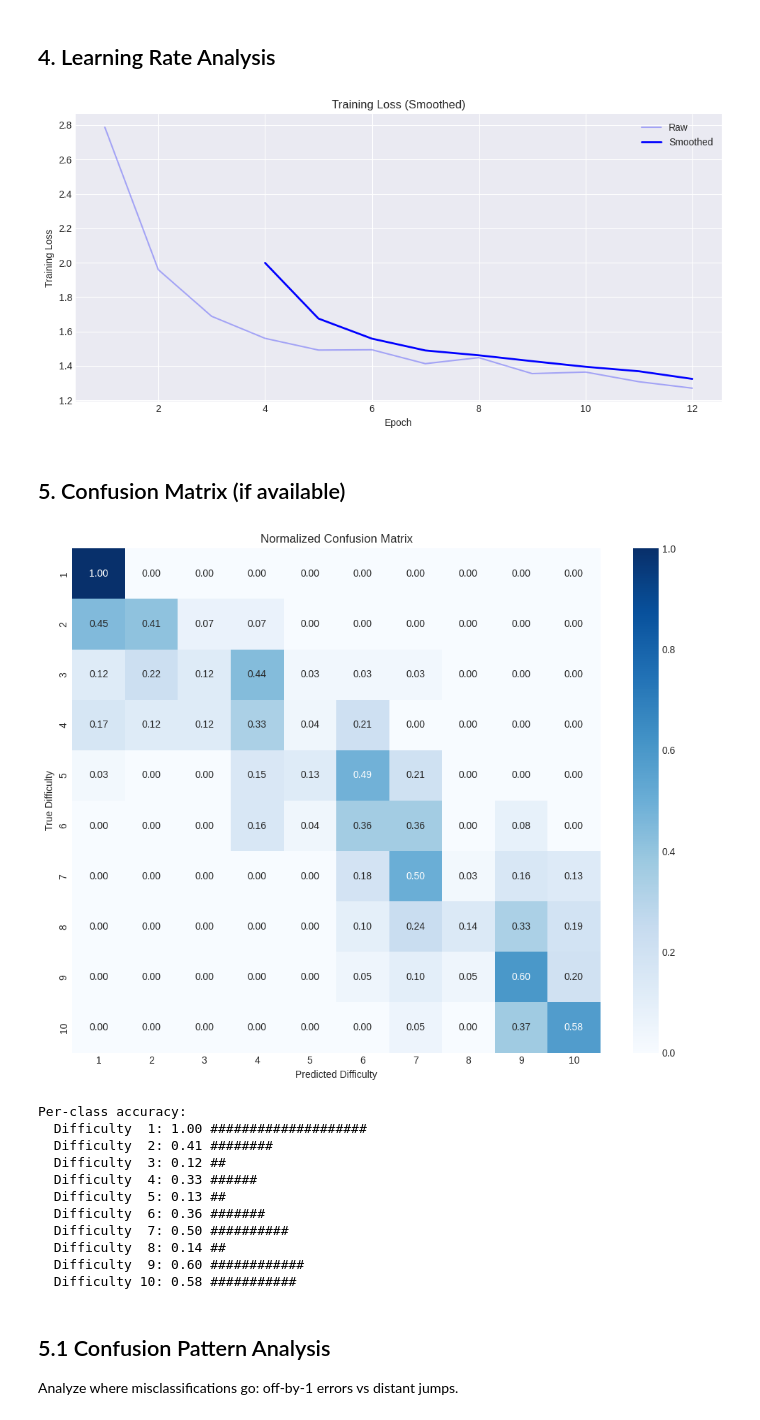
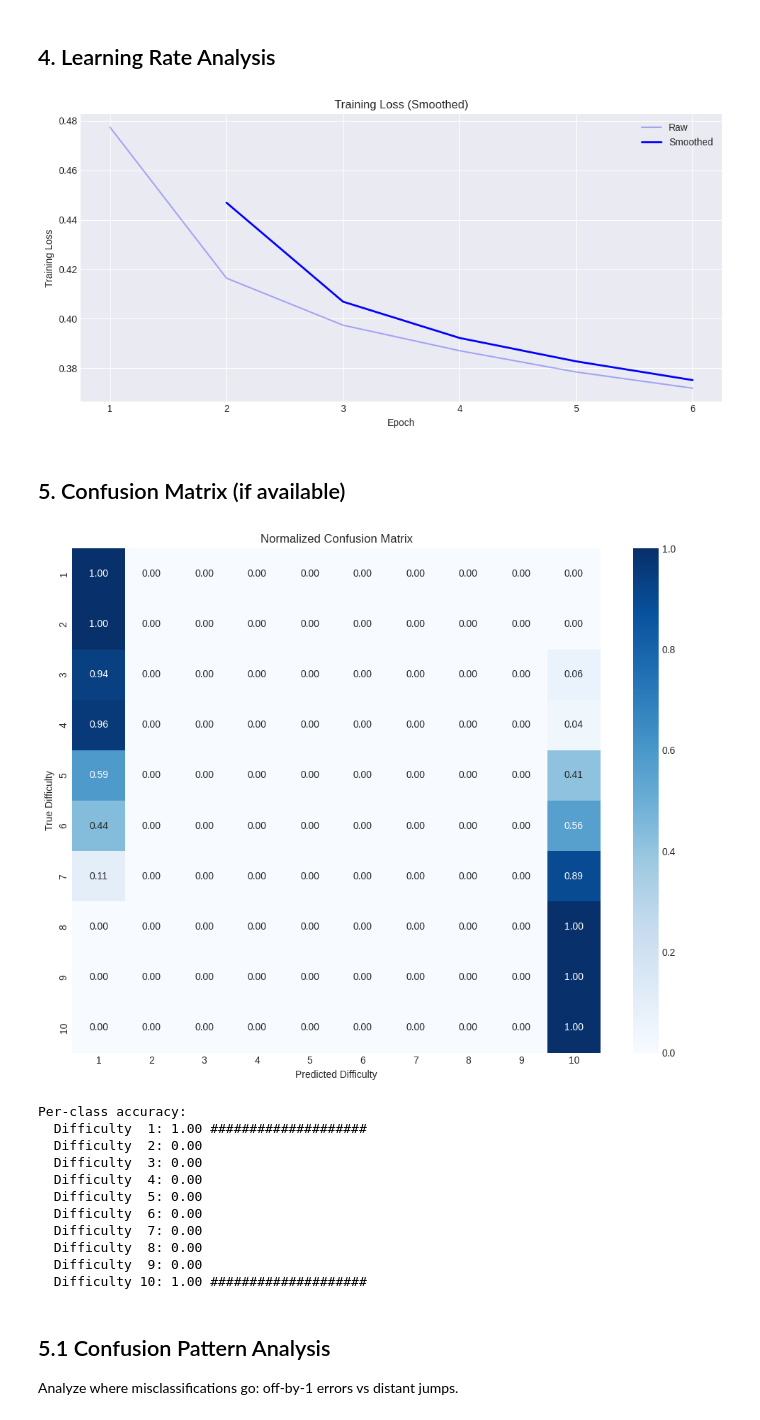
Before and after one commit to Ybx-jp/stepmania-ml, a Jupyter notebook: notebooks/training_analysis.ipynb, the cells around one changed output. Saved outputs shown, nothing was run; the diff lists cells and outputs as text; code cells hidden in the pictures.

```diff
--- a/notebooks/training_analysis.ipynb
+++ b/notebooks/training_analysis.ipynb
@@ -17,7 +17,10 @@ plt.style.use('seaborn-v0_8-darkgrid')
 # %% [markdown]
 ## 1. Load Checkpoint
 # %%
-CHECKPOINT_DIR = Path('../checkpoints')
+CHECKPOINT_MAINDIR = Path('../checkpoints')
+CHECKPOINT_SUBDIR = Path('classifier_01_03_01-05')
+
+CHECKPOINT_DIR = CHECKPOINT_MAINDIR / CHECKPOINT_SUBDIR
 
 # List available checkpoints
 checkpoints = list(CHECKPOINT_DIR.glob('*.pt'))
@@ -30,7 +33,7 @@ Available checkpoints:
   last.pt
 # %%
 # Load best checkpoint
-checkpoint_path = CHECKPOINT_DIR / 'best_val_loss.pt'
+checkpoint_path = CHECKPOINT_DIR / 'last.pt'
 if not checkpoint_path.exists():
     checkpoint_path = CHECKPOINT_DIR / 'last.pt'
 
@@ -222,7 +225,7 @@ if history:
         if abs(recent_change) < 0.01:
             print("Training has plateaued - LR reduction may have kicked in")
 # %% [output]
-[figure, old version]
+[figure, new version]
 # %% [markdown]
 ## 5. Confusion Matrix (if available)
 # %%
@@ -231,47 +234,49 @@ confusion_matrix = checkpoint.get('confusion_matrix', None)
 
 # Also check inside metrics dict (where trainer actually saves it)
 if confusion_matrix is None and 'metrics' in checkpoint:
     confusion_matrix = checkpoint['metrics'].get('confusion_matrix', None)
 
 if confusion_matrix is not None:
     if isinstance(confusion_matrix, torch.Tensor):
         confusion_matrix = confusion_matrix.cpu().numpy()
 
     fig, ax = plt.subplots(figsize=(10, 8))
 
-    # Normalize by row (true labels)
-    cm_normalized = confusion_matrix.astype('float') / confusion_matrix.sum(axis=1, keepdims=True)
+    # Normalize by row (true labels) - handle zero rows safely
+    row_sums = confusion_matrix.sum(axis=1, keepdims=True)
+    cm_normalized = np.divide(confusion_matrix.astype('float'), row_sums,
+                              where=row_sums!=0, out=np.zeros_like(confusion_matrix, dtype=float))
 
     sns.heatmap(cm_normalized, annot=True, fmt='.2f', cmap='Blues',
                 xticklabels=range(1, 11), yticklabels=range(1, 11), ax=ax)
     ax.set_xlabel('Predicted Difficulty')
     ax.set_ylabel('True Difficulty')
     ax.set_title('Normalized Confusion Matrix')
     plt.tight_layout()
     plt.show()
 
     # Per-class accuracy
     per_class_acc = np.diag(cm_normalized)
     print("\nPer-class accuracy:")
     for i, acc in enumerate(per_class_acc):
         bar = '#' * int(acc * 20)
         print(f"  Difficulty {i+1:2d}: {acc:.2f} {bar}")
 else:
     print("No confusion matrix in checkpoint.")
     print("Run validation with confusion matrix tracking to generate one.")
 # %% [output]
-[figure, old version]
+[figure, new version]
 Per-class accuracy:
   Difficulty  1: 1.00 ####################
-  Difficulty  2: 0.41 ########
-  Difficulty  3: 0.12 ##
-  Difficulty  4: 0.33 ######
-  Difficulty  5: 0.13 ##
-  Difficulty  6: 0.36 #######
-  Difficulty  7: 0.50 ##########
-  Difficulty  8: 0.14 ##
-  Difficulty  9: 0.60 ############
-  Difficulty 10: 0.58 ###########
+  Difficulty  2: 0.00
+  Difficulty  3: 0.00
+  Difficulty  4: 0.00
+  Difficulty  5: 0.00
+  Difficulty  6: 0.00
+  Difficulty  7: 0.00
+  Difficulty  8: 0.00
+  Difficulty  9: 0.00
+  Difficulty 10: 1.00 ####################
 # %% [markdown]
 ## 5.1 Confusion Pattern Analysis
 
```
Also changed, not shown: parts of 8 cells of this notebook, 8 other files.
